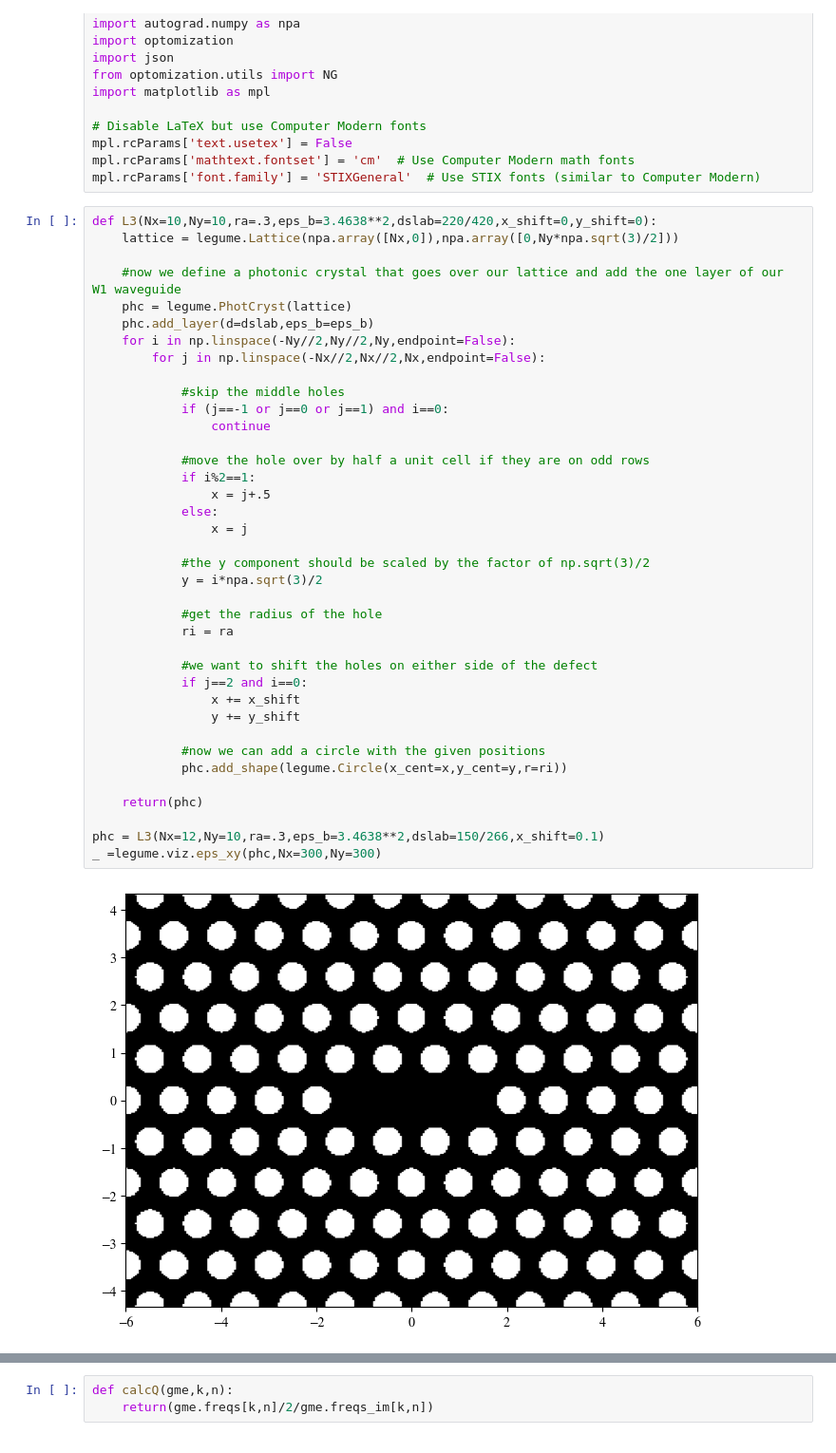
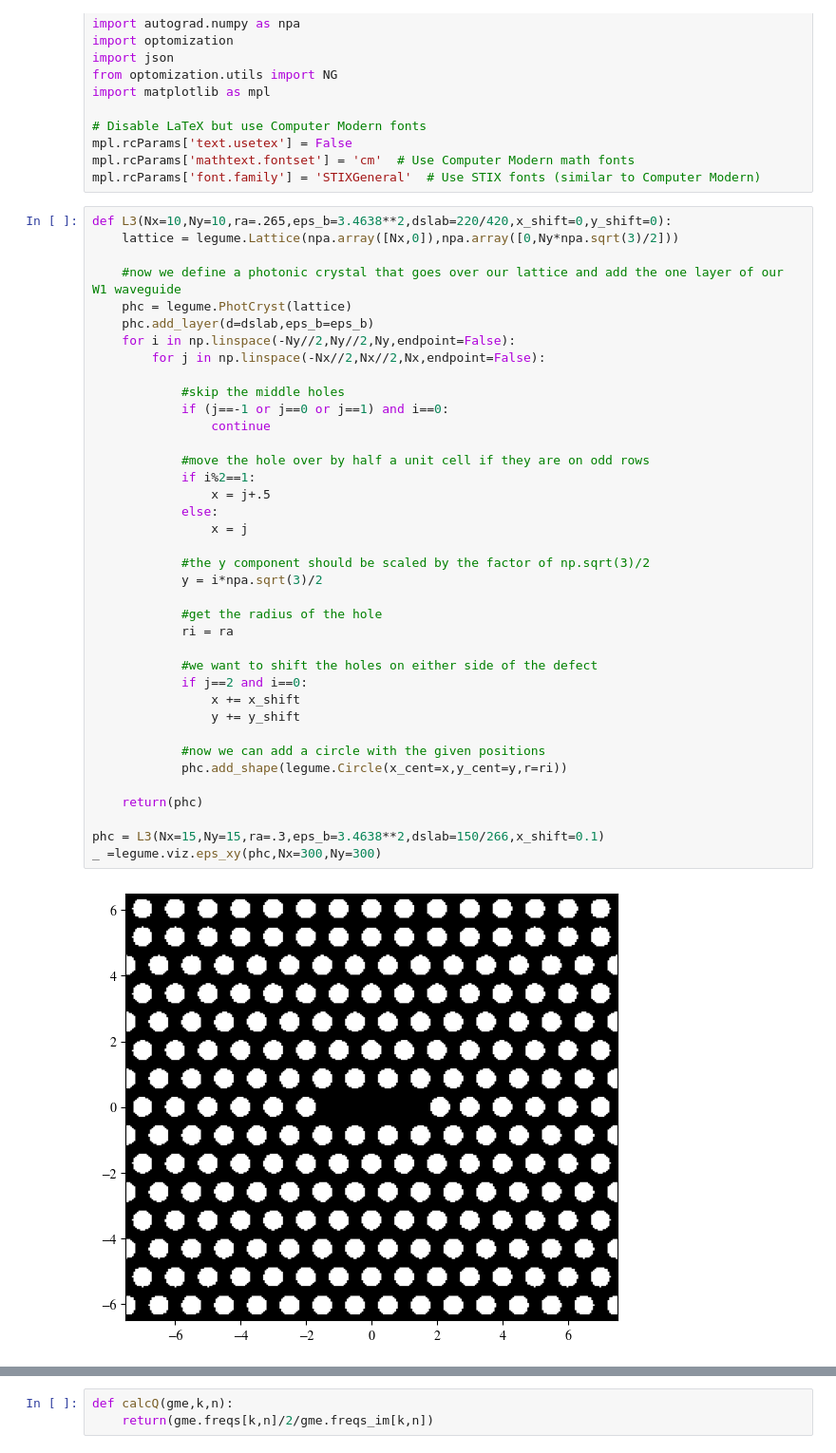
Before and after one commit to DominicJThompson/optGME, a Jupyter notebook: tests_old/Qshift.ipynb, the cells around one changed output, grey strips where cells are left out. Shown at 95% size. Saved outputs shown, nothing was run; the diff lists cells and outputs as text.

```diff
--- a/tests_old/Qshift.ipynb
+++ b/tests_old/Qshift.ipynb
@@ -22,7 +22,7 @@ mpl.rcParams['text.usetex'] = False
 mpl.rcParams['mathtext.fontset'] = 'cm'  # Use Computer Modern math fonts
 mpl.rcParams['font.family'] = 'STIXGeneral'  # Use STIX fonts (similar to Computer Modern)
 # %%
-def L3(Nx=10,Ny=10,ra=.3,eps_b=3.4638**2,dslab=220/420,x_shift=0,y_shift=0):
+def L3(Nx=10,Ny=10,ra=.265,eps_b=3.4638**2,dslab=220/420,x_shift=0,y_shift=0):
     lattice = legume.Lattice(npa.array([Nx,0]),npa.array([0,Ny*npa.sqrt(3)/2]))
 
     #now we define a photonic crystal that goes over our lattice and add the one layer of our W1 waveguide
@@ -32,33 +32,33 @@ def L3(Nx=10,Ny=10,ra=.3,eps_b=3.4638**2,dslab=220/420,x_shift=0,y_shift=0):
         for j in np.linspace(-Nx//2,Nx//2,Nx,endpoint=False):
 
             #skip the middle holes
             if (j==-1 or j==0 or j==1) and i==0:
                 continue
 
             #move the hole over by half a unit cell if they are on odd rows
             if i%2==1:
                 x = j+.5
             else:
                 x = j
 
             #the y component should be scaled by the factor of np.sqrt(3)/2
             y = i*npa.sqrt(3)/2
 
             #get the radius of the hole
             ri = ra
 
             #we want to shift the holes on either side of the defect
             if j==2 and i==0:
                 x += x_shift
                 y += y_shift
 
             #now we can add a circle with the given positions
             phc.add_shape(legume.Circle(x_cent=x,y_cent=y,r=ri))
 
     return(phc)
 
-phc = L3(Nx=12,Ny=10,ra=.3,eps_b=3.4638**2,dslab=150/266,x_shift=0.1)
+phc = L3(Nx=15,Ny=15,ra=.3,eps_b=3.4638**2,dslab=150/266,x_shift=0.1)
 _ =legume.viz.eps_xy(phc,Nx=300,Ny=300)
 # %% [output]
-[figure, old version]
+[figure, new version]
 # %%
```
Also changed, not shown: parts of 4 cells of this notebook, 13 other files.
